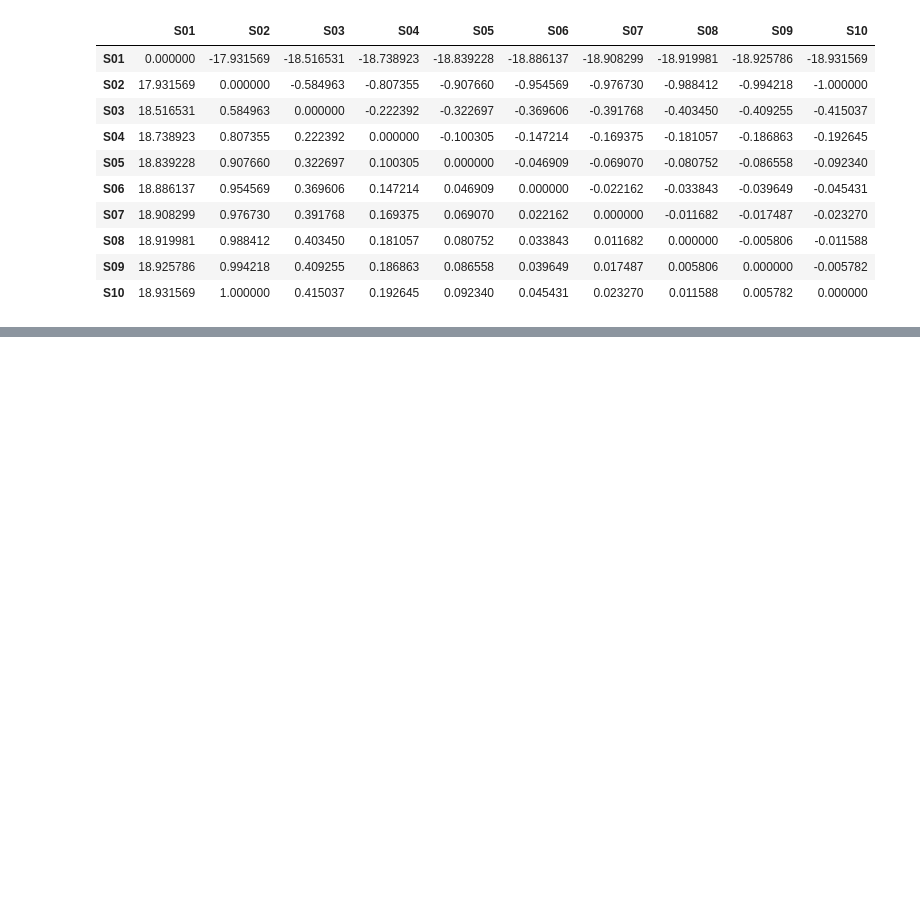
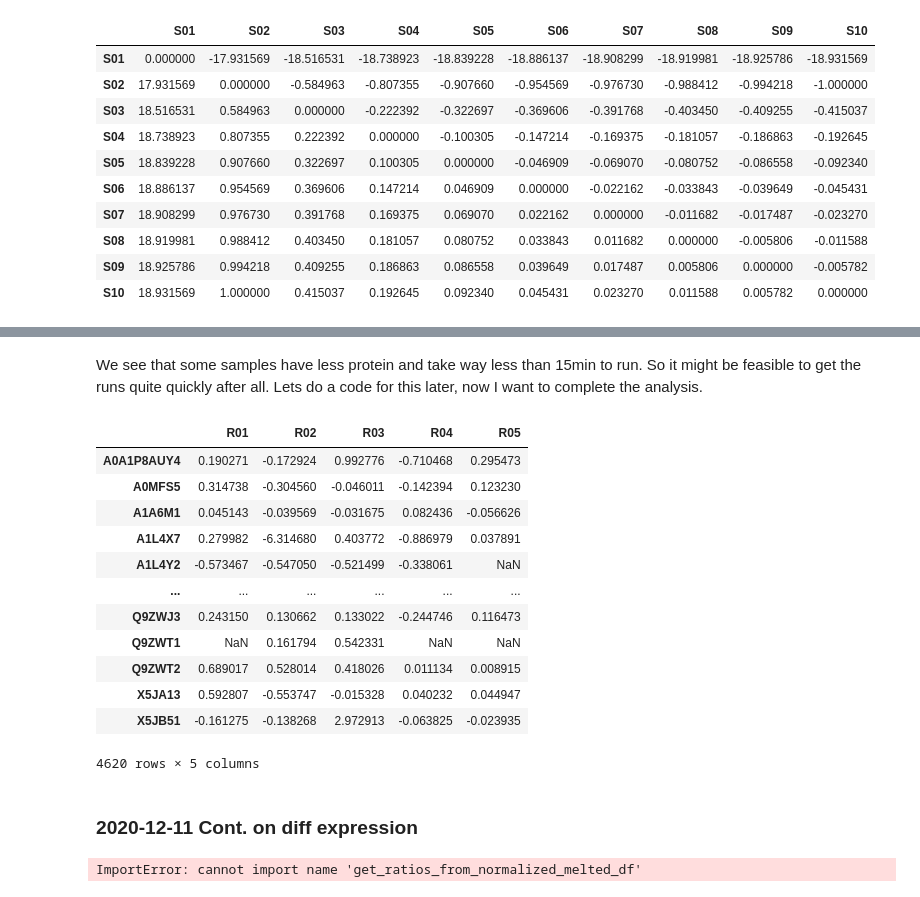
Before and after one commit to patruong/bayesMS, a Jupyter notebook: index.ipynb, the cells around one changed output, grey strips where cells are left out. Cells and saved outputs as stored; diff of their text form; code cells hidden in the pictures; blank space fills up the shorter version.

```diff
--- a/index.ipynb
+++ b/index.ipynb
@@ -1263,0 +1280,3 @@ HUMAN_FC_matrix
+# %%
+proteins = get_proteins(spec, "HUMAN") #FUNC TEST
+proteins = get_proteins(triq, "HUMAN") #FUNC TEST
@@ -1263,0 +1408,14 @@ HUMAN_FC_matrix
+# %%
+
+from math import sqrt
+test= []
+for i in range(10):
+    test.append(sqrt(i**2))
+
+from math import sqrt
+from joblib import Parallel, delayed
+test2 = Parallel(n_jobs=2)(delayed(sqrt)(i ** 2) for i in range(10))
+
+g = "g"
+def get_val(x,g):
+    return str(x)+str("_tetst")+str(g)
@@ -1263,0 +1431,7 @@ HUMAN_FC_matrix
+# %%
+
+# write about this timing thingy here... wierd...
+start=time.time()
+test3 = Parallel(n_jobs=8)(delayed(get_val)(i,g) for i in ["a","b","c","d","e","b","c","d","e","b","c","d","e"])
+end=time.time()
+print(end-start)
@@ -1263,0 +1442,19 @@ HUMAN_FC_matrix
+# %%
+
+def get_log2FC_matrix(df, sample1, sample2, specie):
+    proteins = get_proteins(df, specie)
+    runs = ["R0"+str(i) for i in range(1,6)]
+    log2FC_array = []
+    start=time.time()
+    i = 0
+    for protein in proteins:
+        if i%200 == 0:
+            print(str(i) + "/" + str(len(proteins)))
+        log2FC_array.append(parallel_get_protein(df, protein, sample1, sample2, specie))
+        i+=1
+    end=time.time()
+    print(end-start)
+    df_log2FC = pd.DataFrame(log2FC_array, index=proteins, columns=runs)
+    return df_log2FC
+
+    df_log2FC = pd.DataFrame(log2FC_array, index=proteins, columns=runs).to_csv("spec_log2FC_S02_S06_HUMAN.csv", sep = "\t", index=False)
@@ -1263,0 +1555,20 @@ HUMAN_FC_matrix
+# %% [markdown]
+We see that some samples have less protein and take way less than 15min to run.  So it might be feasible to get the runs quite quickly after all. Lets do a code for this later, now I want to complete the analysis.
+# %%
+df_log2FC
+# %% [output]
+|  | R01 | R02 | R03 | R04 | R05 |
+| A0A1P8AUY4 | 0.190271 | -0.172924 | 0.992776 | -0.710468 | 0.295473 |
+| A0MFS5 | 0.314738 | -0.304560 | -0.046011 | -0.142394 | 0.123230 |
+| A1A6M1 | 0.045143 | -0.039569 | -0.031675 | 0.082436 | -0.056626 |
+| A1L4X7 | 0.279982 | -6.314680 | 0.403772 | -0.886979 | 0.037891 |
+| A1L4Y2 | -0.573467 | -0.547050 | -0.521499 | -0.338061 | NaN |
+| ... | ... | ... | ... | ... | ... |
+| Q9ZWJ3 | 0.243150 | 0.130662 | 0.133022 | -0.244746 | 0.116473 |
+| Q9ZWT1 | NaN | 0.161794 | 0.542331 | NaN | NaN |
+| Q9ZWT2 | 0.689017 | 0.528014 | 0.418026 | 0.011134 | 0.008915 |
+| X5JA13 | 0.592807 | -0.553747 | -0.015328 | 0.040232 | 0.044947 |
+| X5JB51 | -0.161275 | -0.138268 | 2.972913 | -0.063825 | -0.023935 |
+4620 rows × 5 columns
+# %% [markdown]
+### 2020-12-11 Cont. on diff expression
@@ -1263,0 +1583,9 @@ HUMAN_FC_matrix
+# %%
+os.chdir("/home/ptruong/git/bayesMS/bin")
+from read_triqler_output import read_triqler_protein_output_to_df
+from triqler_output_df_melter import melt_spectronaut_triqler_formatted, melt_triqler_output
+from normalize_melted import normalize_within_sample, get_ratios_from_normalized_melted_df
+from constants import get_sample_ratios, get_log2FC_ratio_matrix, get_log2FC_ratio_matrices
+from extract_from_melt import get_protein_abundance, get_proteins
+# %% [output]
+ImportError: cannot import name 'get_ratios_from_normalized_melted_df'
```
Also changed, not shown: parts of 25 cells of this notebook.
